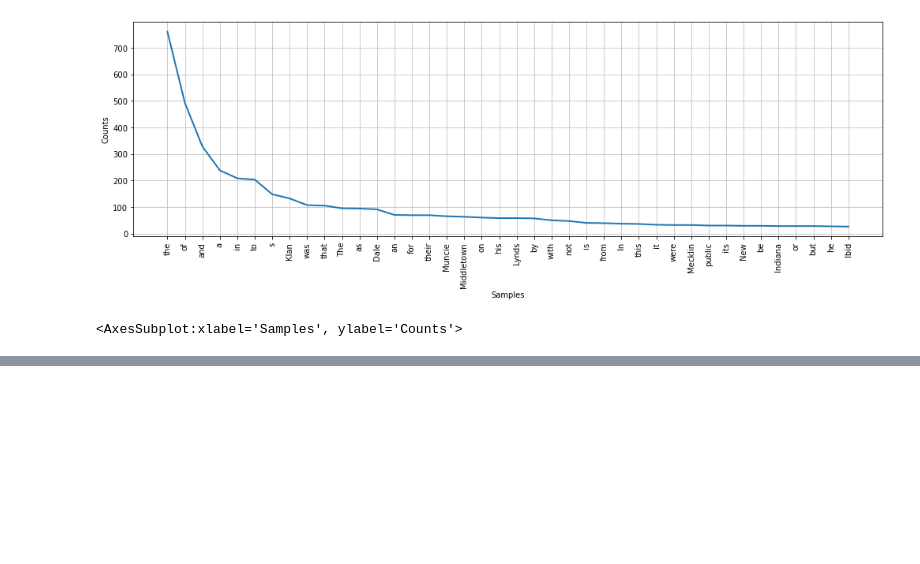
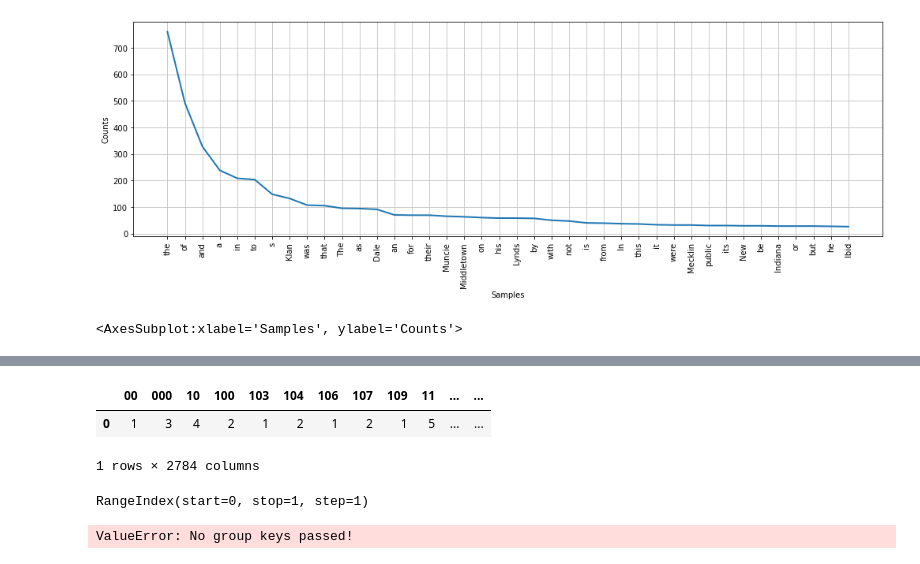
Before and after one commit to MarcBernstein0/raizel-practice-questions, a Jupyter notebook: notebook/Rafi_NLP.ipynb, the cells around one changed output, grey strips where cells are left out. Cells and saved outputs as stored; diff of their text form; code cells hidden in the pictures; blank space fills up the shorter version.

```diff
--- a/notebook/Rafi_NLP.ipynb
+++ b/notebook/Rafi_NLP.ipynb
@@ -86 +98,26 @@ fdist.plot(10)
 <AxesSubplot:xlabel='Samples', ylabel='Counts'>
+# %%
+# implementing it in python
+import pandas as pd
+from sklearn.feature_extraction.text import CountVectorizer
+# Convert a collection of text documents to a matrix of token counts
+
+# docs = ['i love dogs','i love cats','i love all animals']
+vec = CountVectorizer(stop_words=None)
+X = vec.fit_transform([textfile])
+
+
+df = pd.DataFrame(X.toarray(), columns = vec.get_feature_names())
+df
+# %% [output]
+|  | 00 | 000 | 10 | 100 | 103 | 104 | 106 | 107 | 109 | 11 | ... | ... |
+| 0 | 1 | 3 | 4 | 2 | 1 | 2 | 1 | 2 | 1 | 5 | ... | ... |
+1 rows × 2784 columns
+# %%
+df.index
+# %% [output]
+RangeIndex(start=0, stop=1, step=1)
+# %%
+pd.pivot_table(df)
+# %% [output]
+ValueError: No group keys passed!
```
Also changed, not shown: parts of 4 cells of this notebook.
